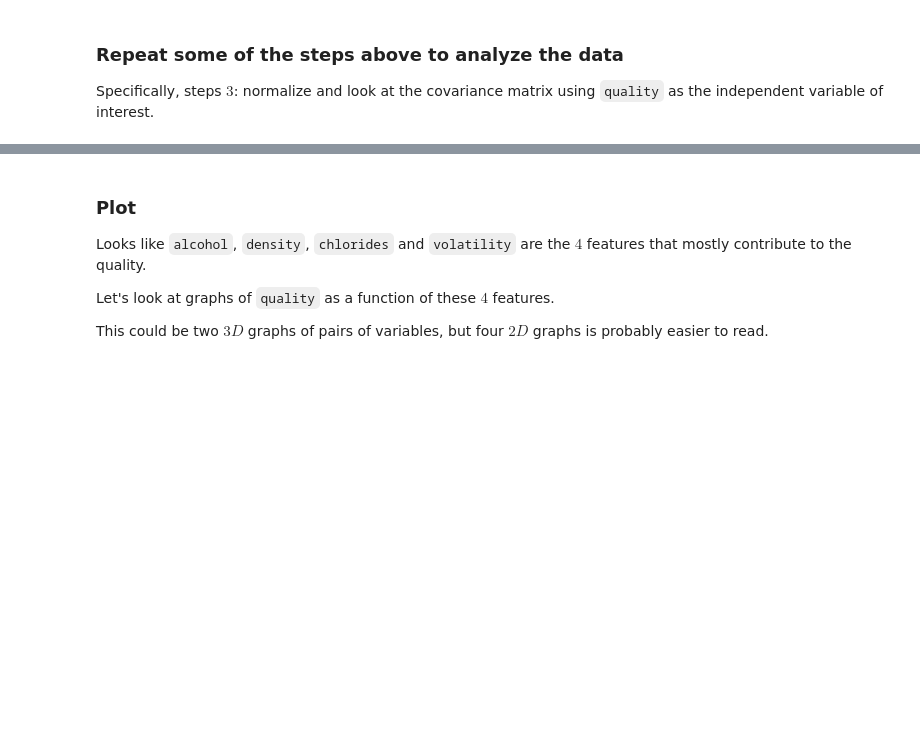
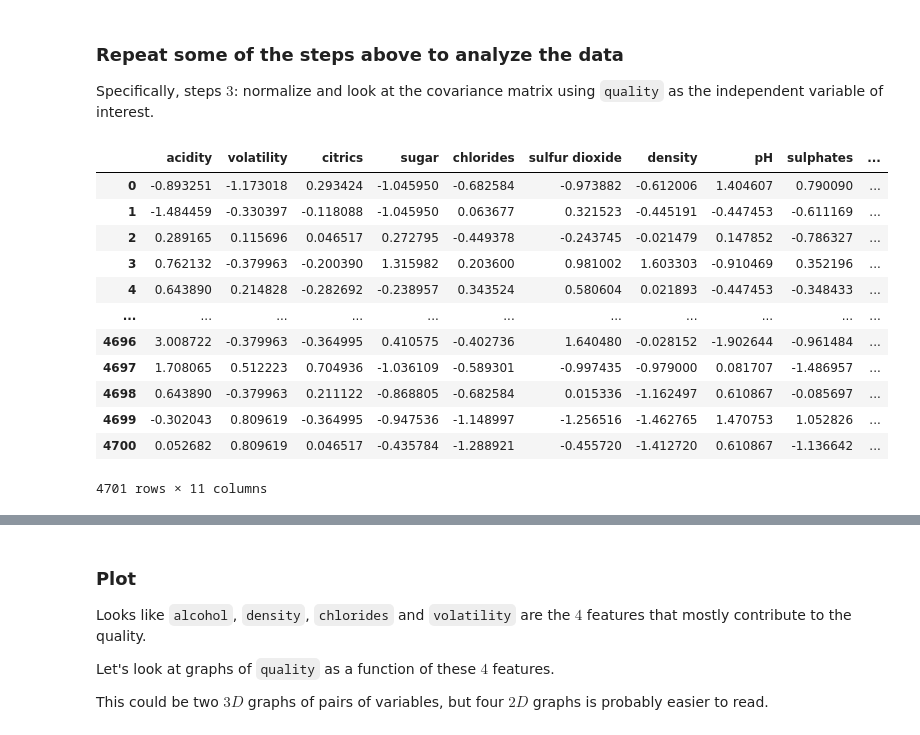
Before and after one commit to nshimao-PSAM-5020/5020-WK07, a Jupyter notebook: WK07.ipynb, the cells around one changed output, grey strips where cells are left out. Drawn from its saved outputs; the diff is of its cells as text; code cells hidden in the pictures; blank space fills up the shorter version.

```diff
--- a/WK07.ipynb
+++ b/WK07.ipynb
@@ -820,6 +835,22 @@ Specifically, steps $3$: normalize and look at the covariance matrix using `qual
 # %%
 # TODO: normalize and look at covariance matrix
 
 ## 3. Normalize
+wines_scaled_df = StandardScaler().set_output(transform="pandas").fit_transform(wines_df)
+wines_scaled_df
+# %% [output]
+|  | acidity | volatility | citrics | sugar | chlorides | sulfur dioxide | density | pH | sulphates | ... |
+| 0 | -0.893251 | -1.173018 | 0.293424 | -1.045950 | -0.682584 | -0.973882 | -0.612006 | 1.404607 | 0.790090 | ... |
+| 1 | -1.484459 | -0.330397 | -0.118088 | -1.045950 | 0.063677 | 0.321523 | -0.445191 | -0.447453 | -0.611169 | ... |
+| 2 | 0.289165 | 0.115696 | 0.046517 | 0.272795 | -0.449378 | -0.243745 | -0.021479 | 0.147852 | -0.786327 | ... |
+| 3 | 0.762132 | -0.379963 | -0.200390 | 1.315982 | 0.203600 | 0.981002 | 1.603303 | -0.910469 | 0.352196 | ... |
+| 4 | 0.643890 | 0.214828 | -0.282692 | -0.238957 | 0.343524 | 0.580604 | 0.021893 | -0.447453 | -0.348433 | ... |
+| ... | ... | ... | ... | ... | ... | ... | ... | ... | ... | ... |
+| 4696 | 3.008722 | -0.379963 | -0.364995 | 0.410575 | -0.402736 | 1.640480 | -0.028152 | -1.902644 | -0.961484 | ... |
+| 4697 | 1.708065 | 0.512223 | 0.704936 | -1.036109 | -0.589301 | -0.997435 | -0.979000 | 0.081707 | -1.486957 | ... |
+| 4698 | 0.643890 | -0.379963 | 0.211122 | -0.868805 | -0.682584 | 0.015336 | -1.162497 | 0.610867 | -0.085697 | ... |
+| 4699 | -0.302043 | 0.809619 | -0.364995 | -0.947536 | -1.148997 | -1.256516 | -1.462765 | 1.470753 | 1.052826 | ... |
+| 4700 | 0.052682 | 0.809619 | 0.046517 | -0.435784 | -1.288921 | -0.455720 | -1.412720 | 0.610867 | -1.136642 | ... |
+4701 rows × 11 columns
 # %%
 # TODO: Since this is a new dataset, let's peek at its covariance matrix
```
Also changed, not shown: parts of 6 cells of this notebook.
